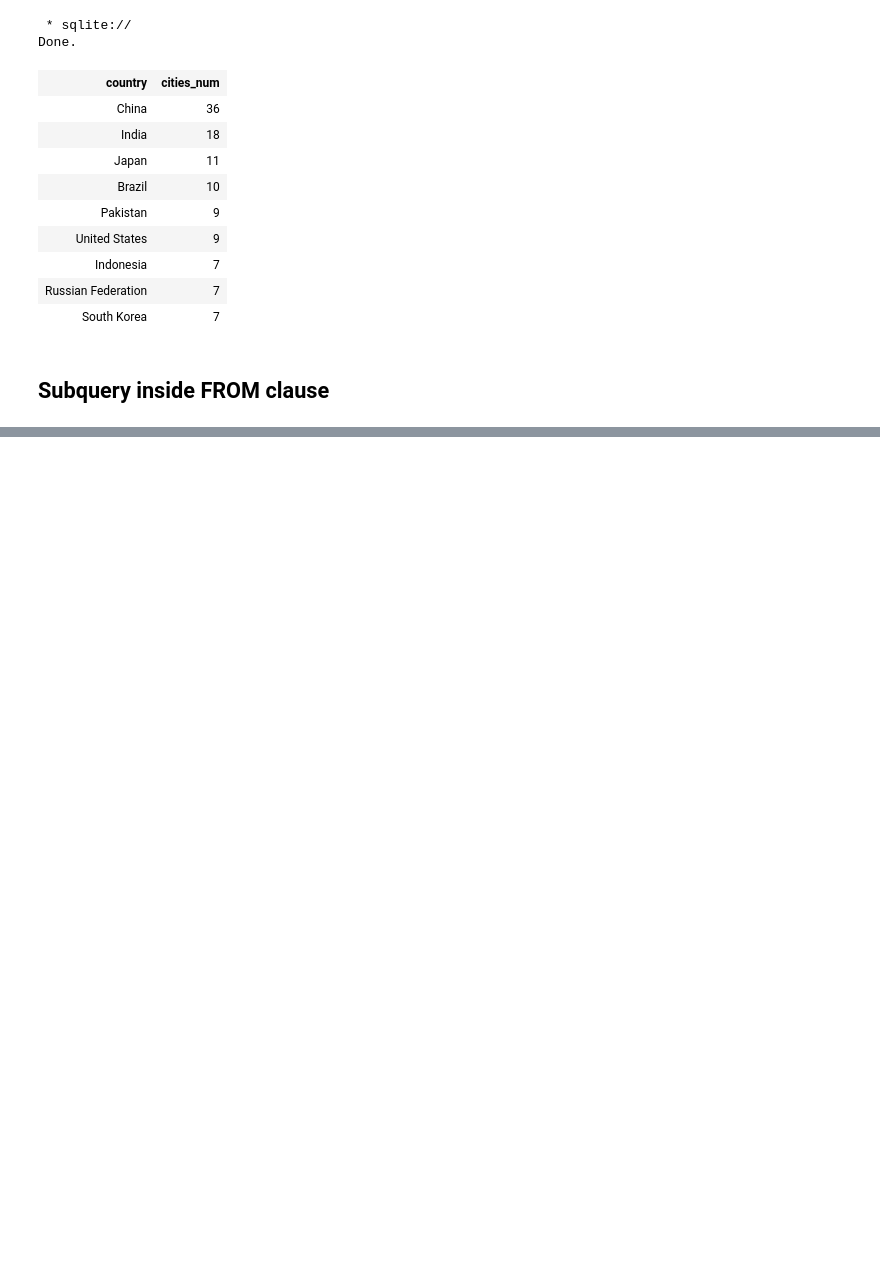
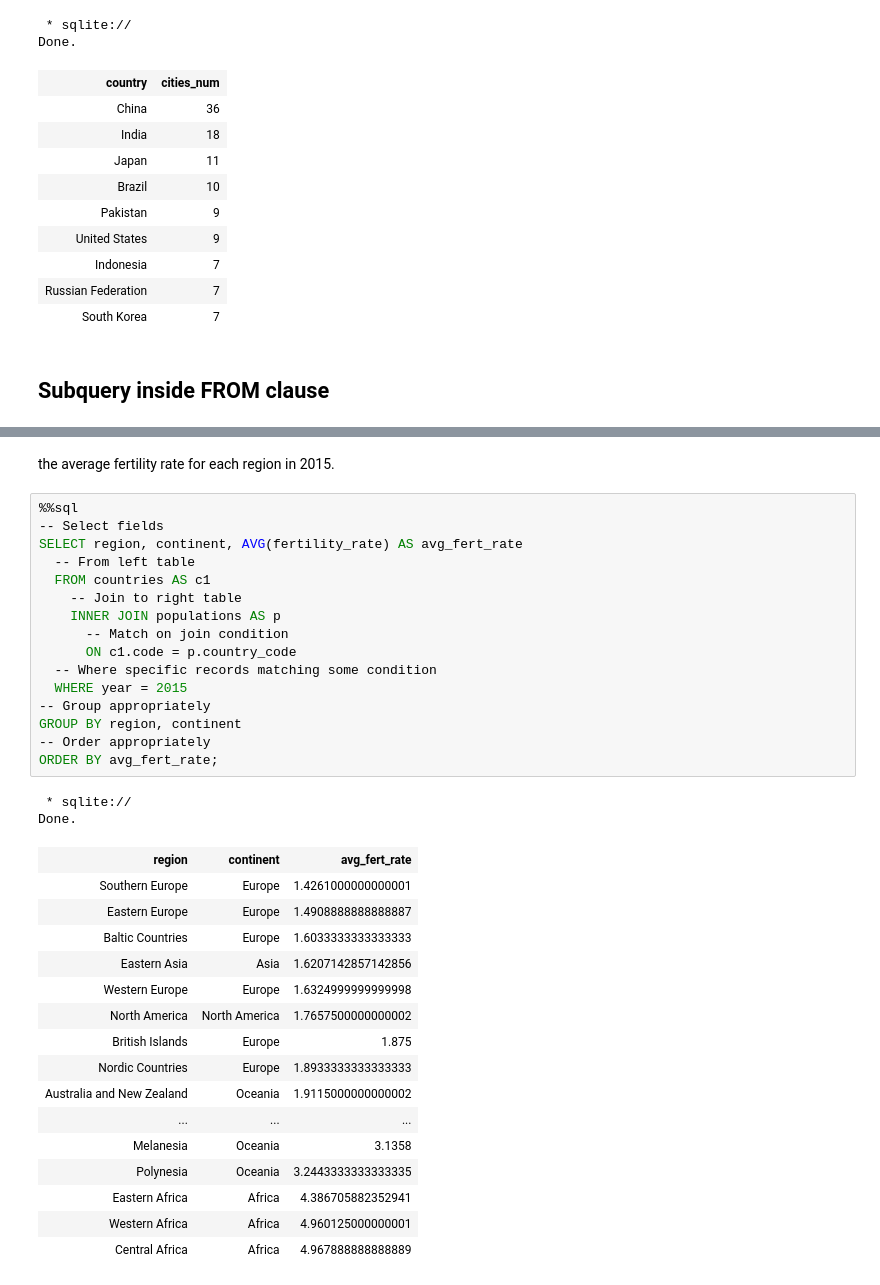
Before and after one commit to VictorOmondi1997/Joining-Data-in-SQL, a Jupyter notebook: Joining Data in SQL.ipynb, the cells around one changed output, grey strips where cells are left out. Drawn from its saved outputs; the diff is of its cells as text; blank space fills up the shorter version.

```diff
--- a/Joining Data in SQL.ipynb
+++ b/Joining Data in SQL.ipynb
@@ -1876,0 +2150,37 @@ Done.
+# %% [markdown]
+the average fertility rate for each region in 2015.
+# %%
+%%sql
+-- Select fields
+SELECT region, continent, AVG(fertility_rate) AS avg_fert_rate
+  -- From left table
+  FROM countries AS c1
+    -- Join to right table
+    INNER JOIN populations AS p
+      -- Match on join condition
+      ON c1.code = p.country_code
+  -- Where specific records matching some condition
+  WHERE year = 2015
+-- Group appropriately
+GROUP BY region, continent
+-- Order appropriately
+ORDER BY avg_fert_rate;
+# %% [output]
+ * sqlite://
+Done.
+| region | continent | avg_fert_rate |
+| Southern Europe | Europe | 1.4261000000000001 |
+| Eastern Europe | Europe | 1.4908888888888887 |
+| Baltic Countries | Europe | 1.6033333333333333 |
+| Eastern Asia | Asia | 1.6207142857142856 |
+| Western Europe | Europe | 1.6324999999999998 |
+| North America | North America | 1.7657500000000002 |
+| British Islands | Europe | 1.875 |
+| Nordic Countries | Europe | 1.8933333333333333 |
+| Australia and New Zealand | Oceania | 1.9115000000000002 |
+| ... | ... | ... |
+| Melanesia | Oceania | 3.1358 |
+| Polynesia | Oceania | 3.2443333333333335 |
+| Eastern Africa | Africa | 4.386705882352941 |
+| Western Africa | Africa | 4.960125000000001 |
+| Central Africa | Africa | 4.967888888888889 |
```
Also changed, not shown: parts of 28 cells of this notebook.
